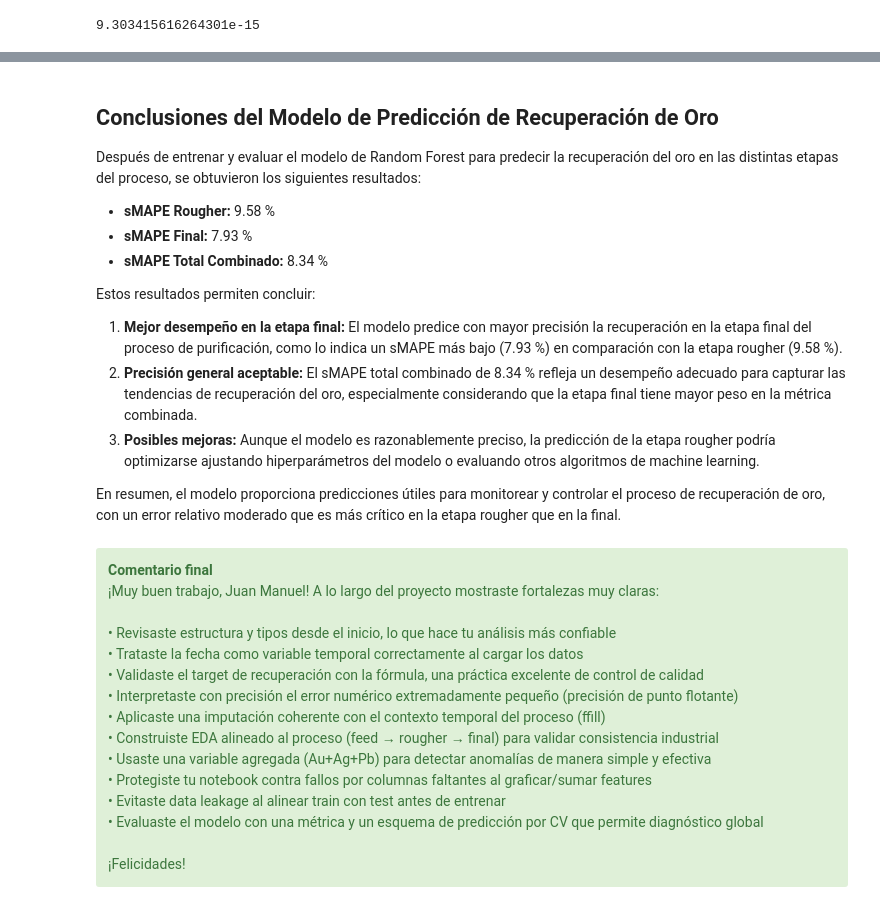
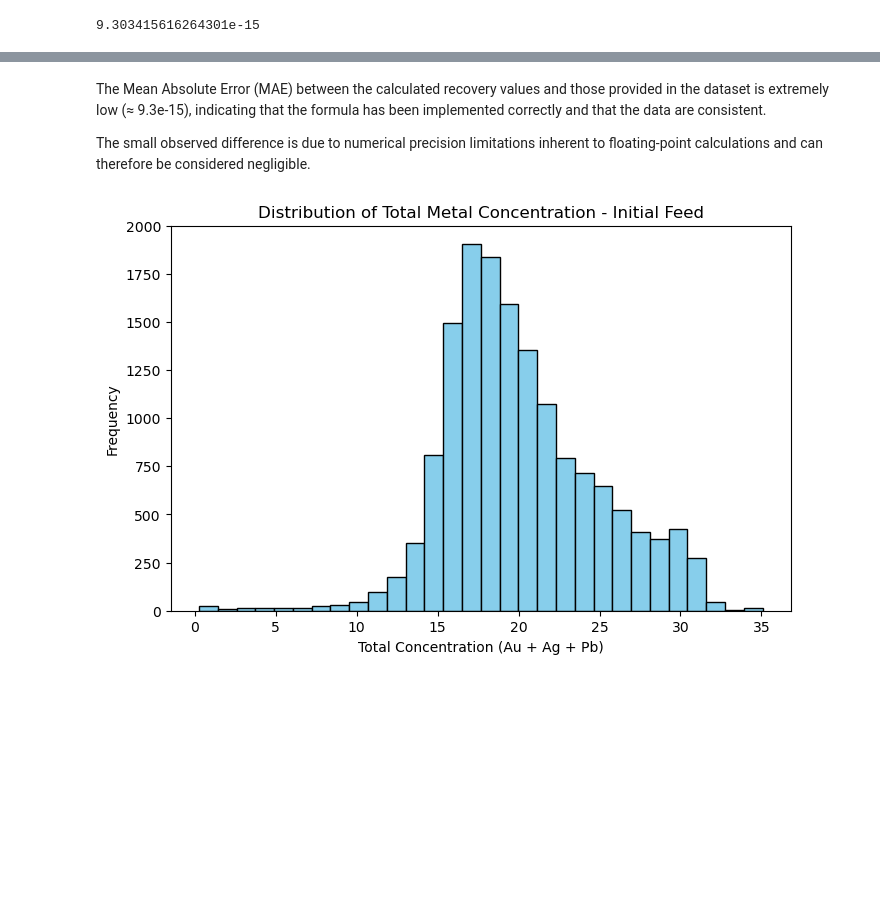
Before and after one commit to JuanPuentes25/gold-recovery-ml-pipeline, a Jupyter notebook: gold-recovery-prediction.ipynb, the cells around one changed output, grey strips where cells are left out. Cells and saved outputs as stored; diff of their text form; code cells hidden in the pictures; blank space fills up the shorter version.

```diff
--- a/gold-recovery-prediction.ipynb
+++ b/gold-recovery-prediction.ipynb
@@ -114,6 +69,0 @@ El MAE casi cero en [104] está muy bien interpretado: confirma consistencia num
-# %%
-
-
-train = train.fillna(method='ffill')
-test = test.fillna(method='ffill')
-full = full.fillna(method="ffill")
@@ -427,33 +70,35 @@ Además, usar <code>cross_val_predict</code> en [112] es una buena idea pedagóg
-# %% [markdown]
-## Conclusiones del Modelo de Predicción de Recuperación de Oro
-
-Después de entrenar y evaluar el modelo de Random Forest para predecir la recuperación del oro en las distintas etapas del proceso, se obtuvieron los siguientes resultados:
-
-- **sMAPE Rougher:** 9.58 %
-- **sMAPE Final:** 7.93 %
-- **sMAPE Total Combinado:** 8.34 %
-
-Estos resultados permiten concluir:
-
-1. **Mejor desempeño en la etapa final:** El modelo predice con mayor precisión la recuperación en la etapa final del proceso de purificación, como lo indica un sMAPE más bajo (7.93 %) en comparación con la etapa rougher (9.58 %).
-2. **Precisión general aceptable:** El sMAPE total combinado de 8.34 % refleja un desempeño adecuado para capturar las tendencias de recuperación del oro, especialmente considerando que la etapa final tiene mayor peso en la métrica combinada.
-3. **Posibles mejoras:** Aunque el modelo es razonablemente preciso, la predicción de la etapa rougher podría optimizarse ajustando hiperparámetros del modelo o evaluando otros algoritmos de machine learning.
-
-En resumen, el modelo proporciona predicciones útiles para monitorear y controlar el proceso de recuperación de oro, con un error relativo moderado que es más crítico en la etapa rougher que en la final.
-# %% [markdown]
-<div class="alert alert-block alert-success">
-<b>Comentario final</b> <a class="tocSkip"></a><br>
-¡Muy buen trabajo, Juan Manuel! A lo largo del proyecto mostraste fortalezas muy claras:<br><br>
-• Revisaste estructura y tipos desde el inicio, lo que hace tu análisis más confiable<br>
-• Trataste la fecha como variable temporal correctamente al cargar los datos<br>
-• Validaste el target de recuperación con la fórmula, una práctica excelente de control de calidad<br>
-• Interpretaste con precisión el error numérico extremadamente pequeño (precisión de punto flotante)<br>
-• Aplicaste una imputación coherente con el contexto temporal del proceso (ffill)<br>
-• Construiste EDA alineado al proceso (feed → rougher → final) para validar consistencia industrial<br>
-• Usaste una variable agregada (Au+Ag+Pb) para detectar anomalías de manera simple y efectiva<br>
-• Protegiste tu notebook contra fallos por columnas faltantes al graficar/sumar features<br>
-• Evitaste data leakage al alinear train con test antes de entrenar<br>
-• Evaluaste el modelo con una métrica y un esquema de predicción por CV que permite diagnóstico global<br>
-<br>
-¡Felicidades!
-</div>
+# %%
+# Sort datasets by date to ensure forward fill is applied correctly
+train = train.sort_values('date').reset_index(drop=True)
+test = test.sort_values('date').reset_index(drop=True)
+full = full.sort_values('date').reset_index(drop=True)
+
+# Impute missing values using forward fill (ffill)
+train = train.ffill()
+test = test.ffill()
+full = full.ffill()
+# %% [markdown]
+The Mean Absolute Error (MAE) between the calculated recovery values and those provided in the dataset is extremely low (≈ 9.3e-15), indicating that the formula has been implemented correctly and that the data are consistent.
+
+The small observed difference is due to numerical precision limitations inherent to floating-point calculations and can therefore be considered negligible.
+# %%
+import matplotlib.pyplot as plt
+# Calculate total metal concentration in the feed
+total_feed = (
+    train['rougher.input.feed_au'] +
+    train['rougher.input.feed_ag'] +
+    train['rougher.input.feed_pb']
+)
+
+# Filter out near-zero values
+total_feed_filtered = total_feed[total_feed > 0.1]
+
+# Plot distribution
+plt.figure(figsize=(8, 5))
+plt.hist(total_feed_filtered, bins=30, color='skyblue', edgecolor='black')
+plt.title('Distribution of Total Metal Concentration - Initial Feed')
+plt.xlabel('Total Concentration (Au + Ag + Pb)')
+plt.ylabel('Frequency')
+plt.show()
+# %% [output]
+[figure, added]
```
Also changed, not shown: parts of 44 cells of this notebook.
